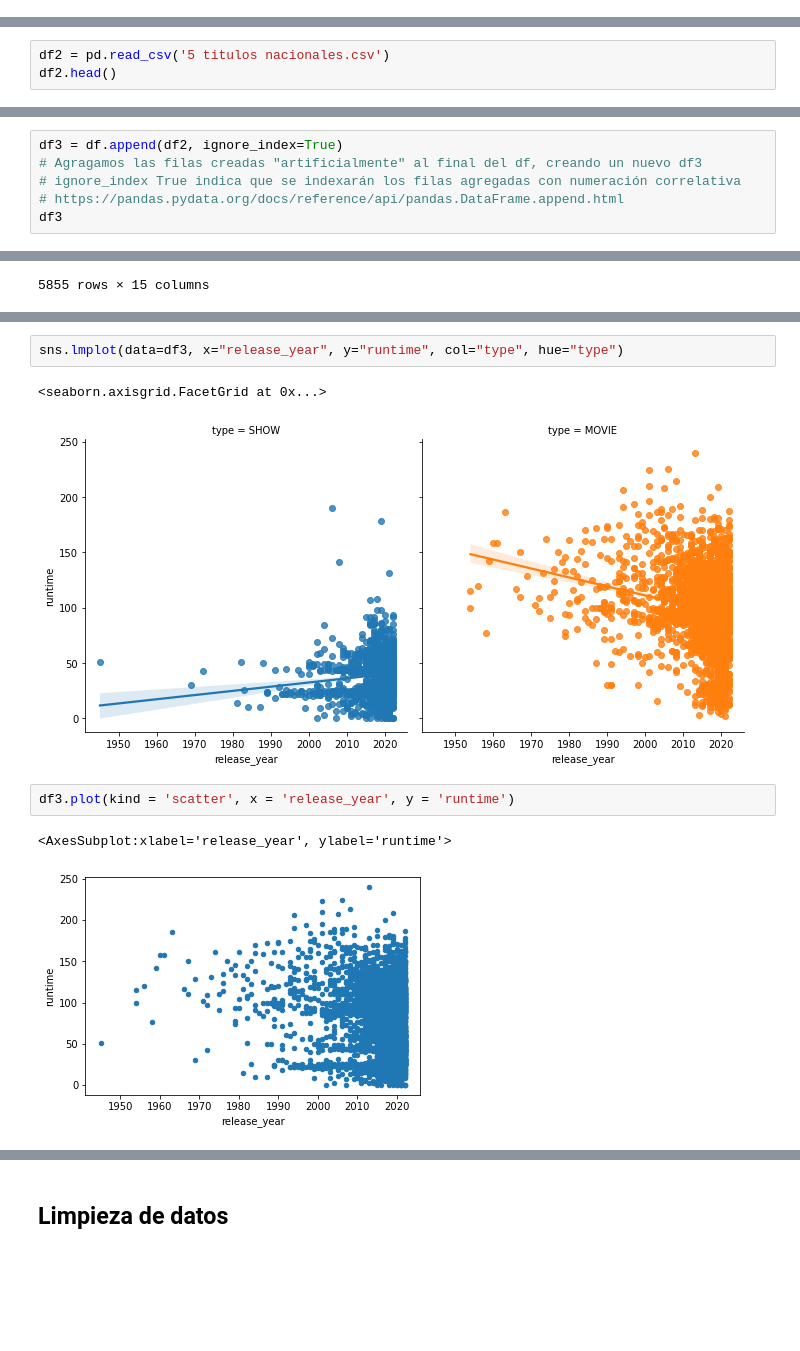
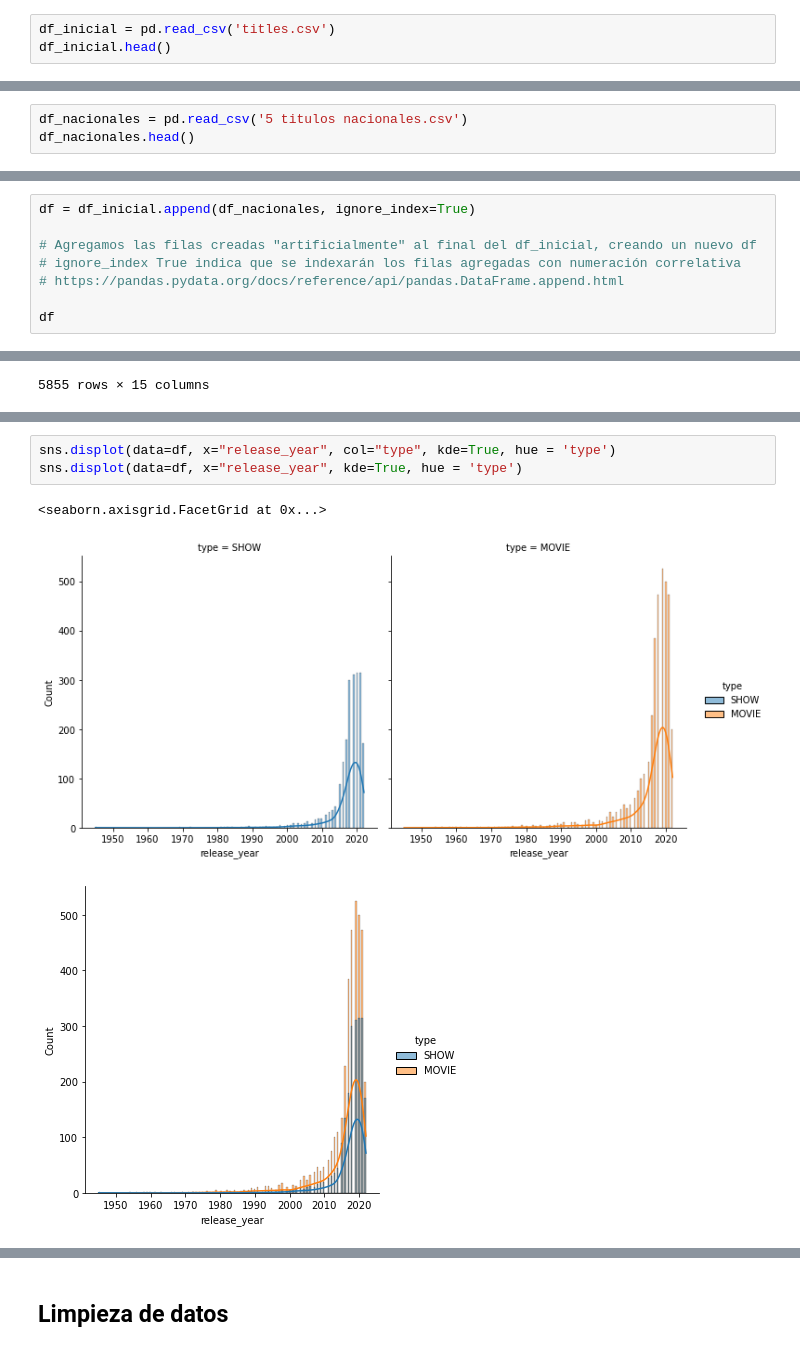
Before and after one commit to gejocastro/entrega-final-ad22, a Jupyter notebook: examen_data_analysis.ipynb, the cells around one changed output, grey strips where cells are left out. Cells and saved outputs as stored; diff of their text form; blank space fills up the shorter version.

```diff
--- a/examen_data_analysis.ipynb
+++ b/examen_data_analysis.ipynb
@@ -143,0 +71,3 @@ df.head()
+# %%
+df_inicial = pd.read_csv('titles.csv')
+df_inicial.head()
@@ -144,8 +81,8 @@ df.head()
 # %% [markdown]
 ## Carga de 5 títulos nacionales ##
 # %%
-df2 = pd.read_csv('5 titulos nacionales.csv')
-df2.head()
+df_nacionales = pd.read_csv('5 titulos nacionales.csv')
+df_nacionales.head()
 # %% [output]
 |  | id | title | type | description | release_year | age_certification | runtime | genres | ... |
 | 0 | ts1000399 | El año del Dragón | SHOW | NaN | 2000 | TV-MA | 51 | ['drama'] | ... |
@@ -154,11 +91,13 @@ df2.head()
 | 3 | tm1347384 | El baño del papa | MOVIE | NaN | 2003 | PG | 98 | ['drama'] | ... |
 | 4 | tm12456801 | Whisky | MOVIE | NaN | 2001 | PG | 92 | ['drama'] | ... |
 # %%
-df3 = df.append(df2, ignore_index=True)
-# Agragamos las filas creadas "artificialmente" al final del df, creando un nuevo df3
+df = df_inicial.append(df_nacionales, ignore_index=True)
+
+# Agregamos las filas creadas "artificialmente" al final del df_inicial, creando un nuevo df
 # ignore_index True indica que se indexarán los filas agregadas con numeración correlativa
 # https://pandas.pydata.org/docs/reference/api/pandas.DataFrame.append.html
-df3
+
+df
 # %% [output]
 |  | id | title | type | description | release_year | age_certification | runtime | genres | ... |
 | 0 | ts300399 | Five Came Back: The Reference Films | SHOW | This collection includes 12 World... | 1945 | TV-MA | 51 | ['documentation'] | ... |
@@ -223,11 +158,8 @@ sns.relplot(
 # %%
-sns.lmplot(data=df3, x="release_year", y="runtime", col="type", hue="type")
+sns.displot(data=df, x="release_year", col="type", kde=True, hue = 'type')
+sns.displot(data=df, x="release_year", kde=True, hue = 'type')
 # %% [output]
 <seaborn.axisgrid.FacetGrid at 0x...>
-[figure, old version]
+[figure, new version]
+[figure, added]
-# %%
-df3.plot(kind = 'scatter', x = 'release_year', y = 'runtime')
-# %% [output]
-<AxesSubplot:xlabel='release_year', ylabel='runtime'>
-[figure, removed]
 # %%
```
Also changed, not shown: parts of 34 cells of this notebook.
